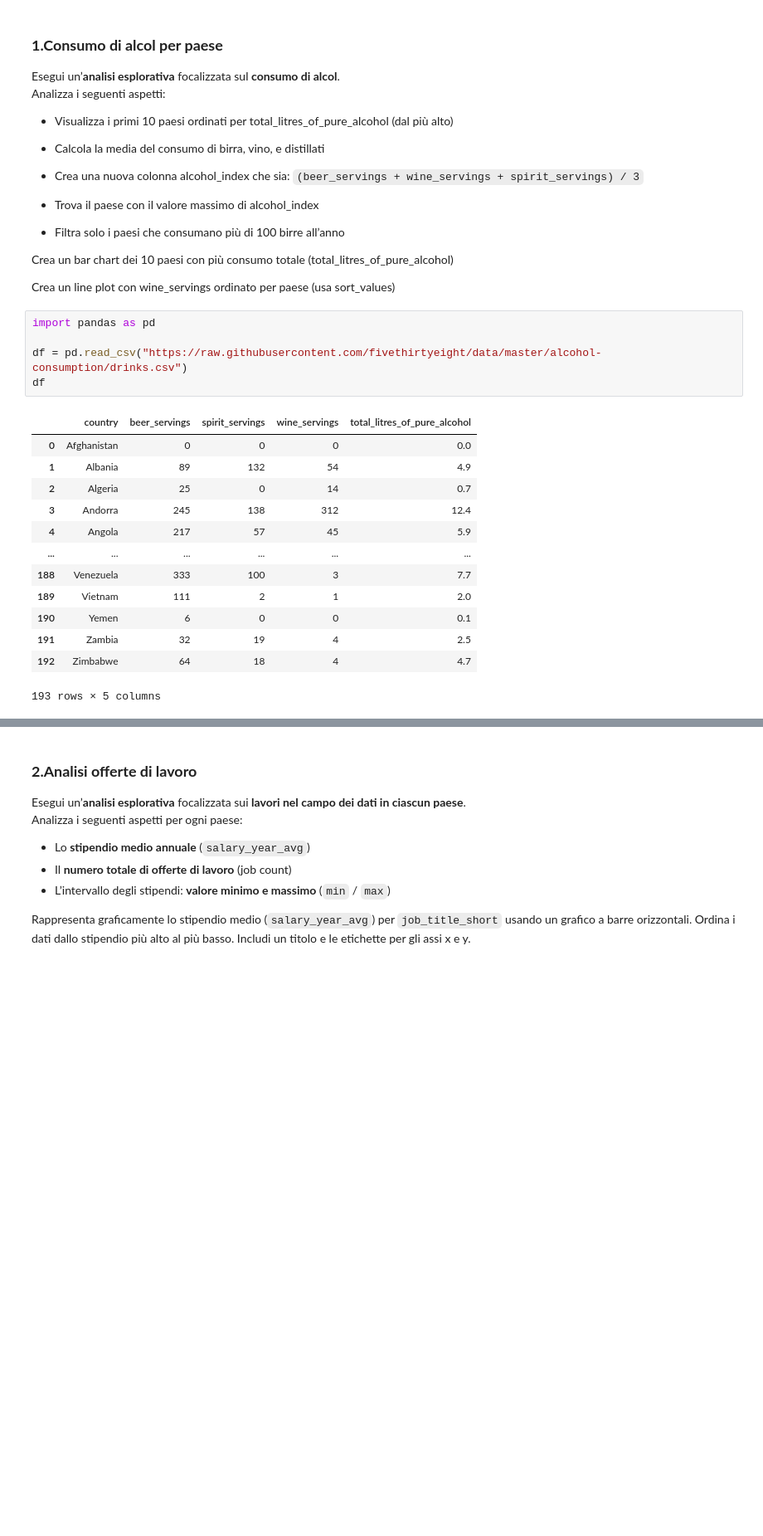
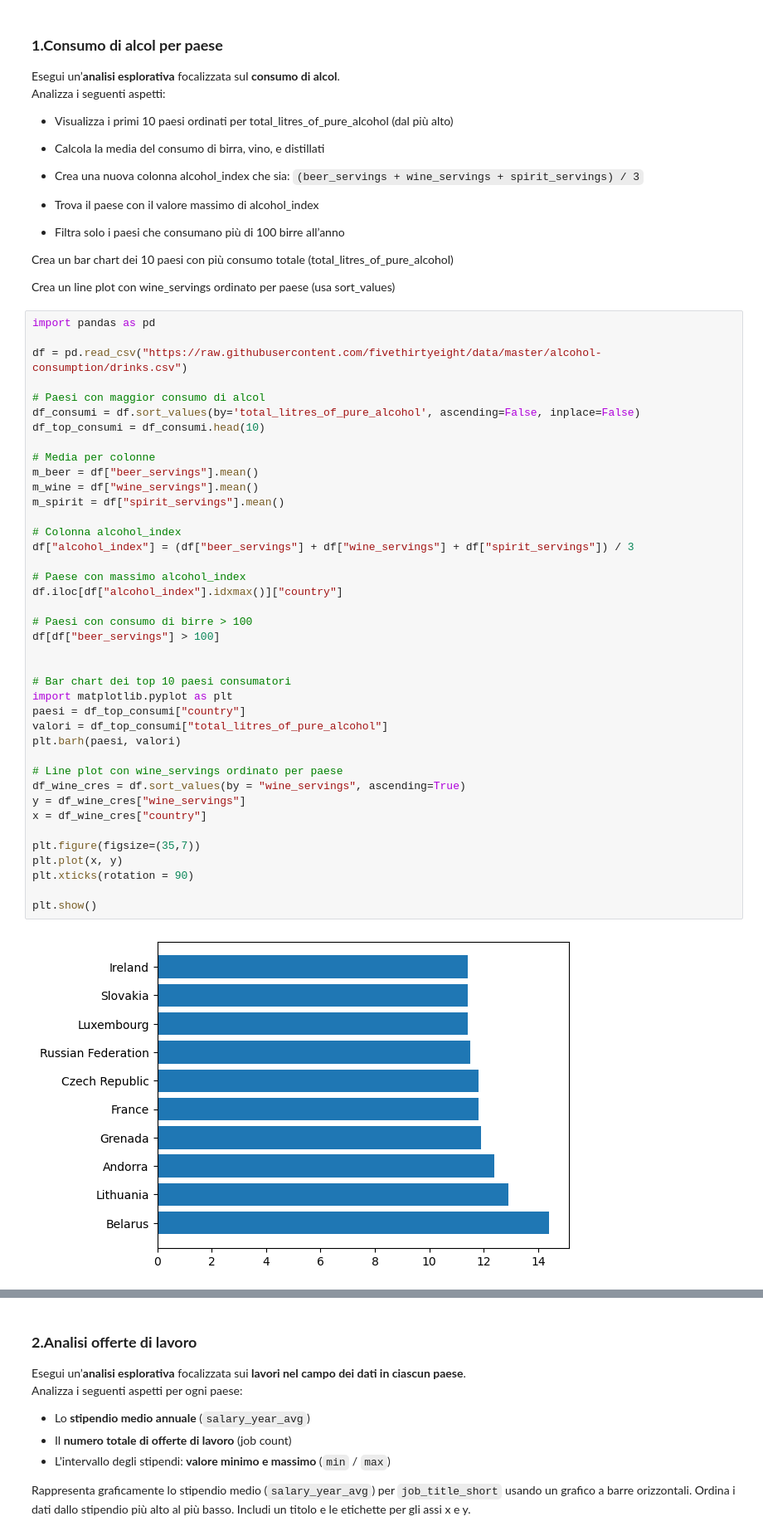
Before and after one commit to hamdibeqirajhb-cell/programming_lab, a Jupyter notebook: lezioni_modulo_B/lezione_3/3.5_Esercizi_lez_3.ipynb, the cells around one changed output, grey strips where cells are left out. Shown at 83% size. Cells and saved outputs as stored; diff of their text form; blank space fills up the shorter version.

```diff
--- a/lezioni_modulo_B/lezione_3/3.5_Esercizi_lez_3.ipynb
+++ b/lezioni_modulo_B/lezione_3/3.5_Esercizi_lez_3.ipynb
@@ -15,22 +15,45 @@ Analizza i seguenti aspetti:
 Crea un bar chart dei 10 paesi con più consumo totale (total_litres_of_pure_alcohol)
 
 Crea un line plot con wine_servings ordinato per paese (usa sort_values)
-# %%
-import pandas as pd
-
-df = pd.read_csv("https://raw.githubusercontent.com/fivethirtyeight/data/master/alcohol-consumption/drinks.csv")
-df
-# %% [output]
-|  | country | beer_servings | spirit_servings | wine_servings | total_litres_of_pure_alcohol |
-| 0 | Afghanistan | 0 | 0 | 0 | 0.0 |
-| 1 | Albania | 89 | 132 | 54 | 4.9 |
-| 2 | Algeria | 25 | 0 | 14 | 0.7 |
-| 3 | Andorra | 245 | 138 | 312 | 12.4 |
-| 4 | Angola | 217 | 57 | 45 | 5.9 |
-| ... | ... | ... | ... | ... | ... |
-| 188 | Venezuela | 333 | 100 | 3 | 7.7 |
-| 189 | Vietnam | 111 | 2 | 1 | 2.0 |
-| 190 | Yemen | 6 | 0 | 0 | 0.1 |
-| 191 | Zambia | 32 | 19 | 4 | 2.5 |
-| 192 | Zimbabwe | 64 | 18 | 4 | 4.7 |
-193 rows × 5 columns
+# %%
+import pandas as pd
+
+df = pd.read_csv("https://raw.githubusercontent.com/fivethirtyeight/data/master/alcohol-consumption/drinks.csv")
+
+# Paesi con maggior consumo di alcol
+df_consumi = df.sort_values(by='total_litres_of_pure_alcohol', ascending=False, inplace=False)
+df_top_consumi = df_consumi.head(10)
+
+# Media per colonne
+m_beer = df["beer_servings"].mean()
+m_wine = df["wine_servings"].mean()
+m_spirit = df["spirit_servings"].mean()
+
+# Colonna alcohol_index
+df["alcohol_index"] = (df["beer_servings"] + df["wine_servings"] + df["spirit_servings"]) / 3
+
+# Paese con massimo alcohol_index
+df.iloc[df["alcohol_index"].idxmax()]["country"]
+
+# Paesi con consumo di birre > 100
+df[df["beer_servings"] > 100]
+
+
+# Bar chart dei top 10 paesi consumatori
+import matplotlib.pyplot as plt
+paesi = df_top_consumi["country"]
+valori = df_top_consumi["total_litres_of_pure_alcohol"]
+plt.barh(paesi, valori)
+
+# Line plot con wine_servings ordinato per paese
+df_wine_cres = df.sort_values(by = "wine_servings", ascending=True)
+y = df_wine_cres["wine_servings"]
+x = df_wine_cres["country"]
+
+plt.figure(figsize=(35,7))
+plt.plot(x, y)
+plt.xticks(rotation = 90)
+
+plt.show()
+# %% [output]
+[figure, added]
```
Also changed, not shown: parts of 16 cells of this notebook.
